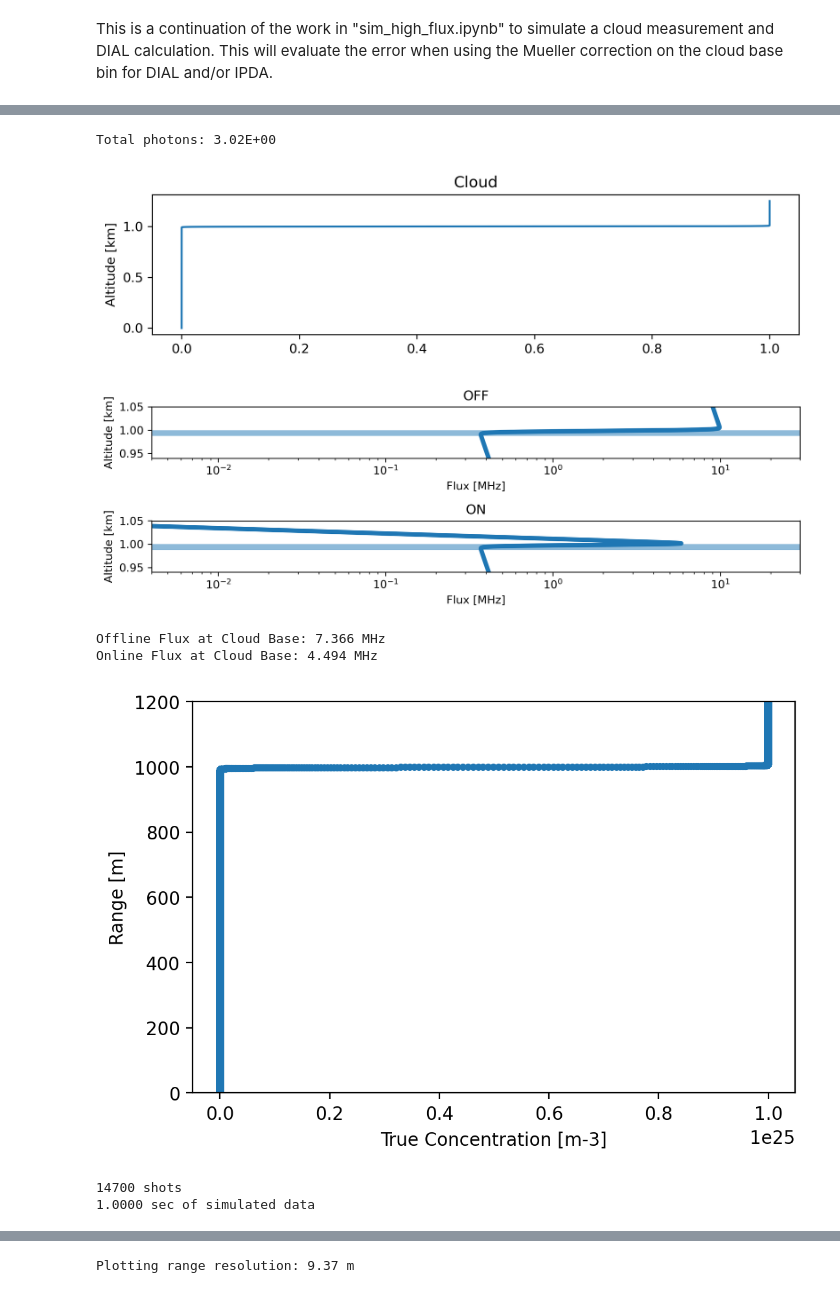
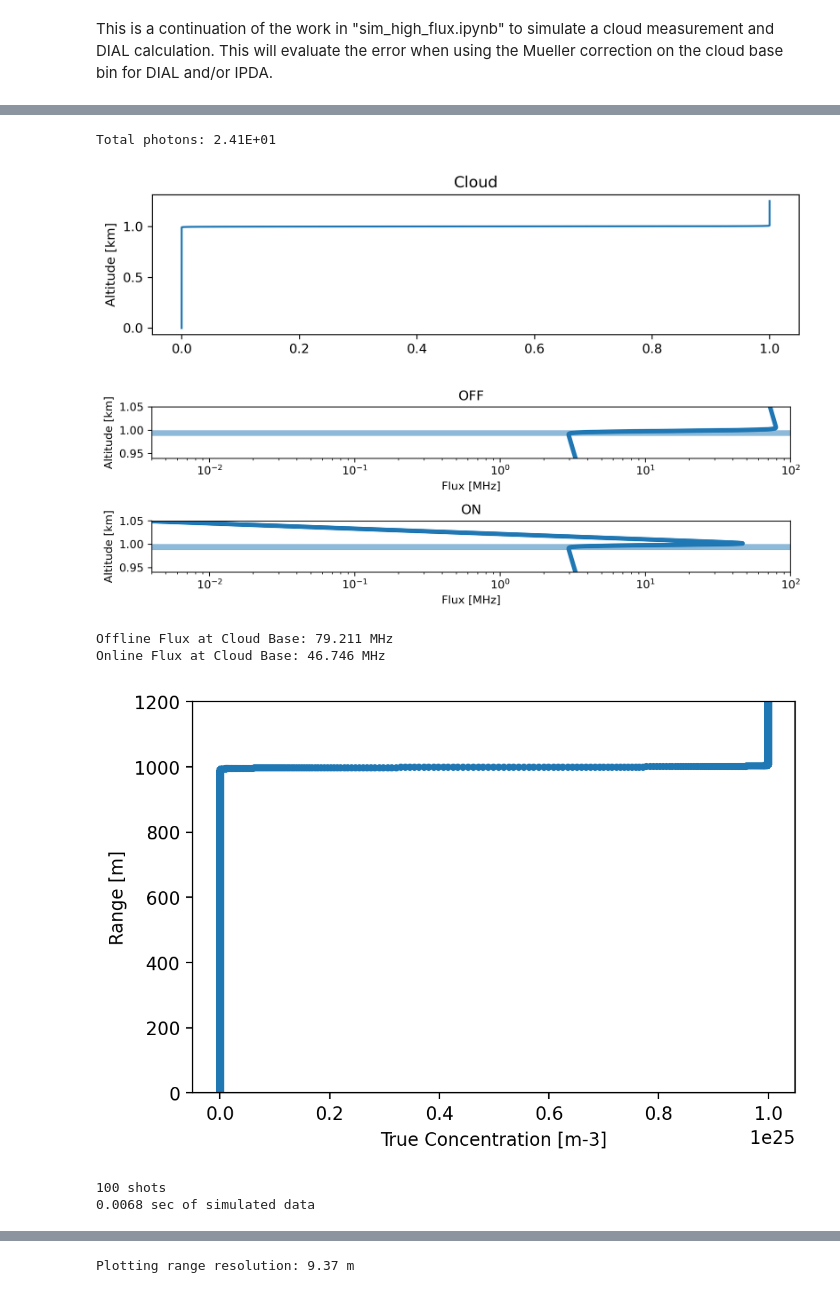
Before and after one commit to gkirchhoff32/Cloud-Measurements, a Jupyter notebook: sim_cloud_DIAL_v2.ipynb, the cells around one changed output, grey strips where cells are left out. Saved outputs shown, nothing was run; the diff lists cells and outputs as text; code cells hidden in the pictures.

```diff
--- a/sim_cloud_DIAL_v2.ipynb
+++ b/sim_cloud_DIAL_v2.ipynb
@@ -76,7 +76,7 @@ d = 1.8  # [in] inner diameter of telescope
 dt_TCSPC = 250e-12  # [s] native resolution of TCSPC
 
 # Laser specs
-P_L = 35e-3  # [W] average laser power
+P_L = 35e-3 * 8  # [W] average laser power
 dt_L = 700e-12  # [s] laser pulse FWHM
 f_L = 14.7e3  # [Hz] rep rate
 
@@ -147,7 +147,7 @@ N_mol_tot = np.sum(N_mol)
 
 print('Total photons: {:.2E}'.format(N_mol_tot))
 # %% [output]
-Total photons: 3.02E+00
+Total photons: 2.41E+01
 # %%
 # Add cloud to signal
 
@@ -180,36 +180,36 @@ photon_rate_on, N_com_on, _ = gen_cloud(alt, plat_height, cloud_bot, cloud_top,
 fig = plt.figure(figsize=(9, 2), dpi=300)
 ax = fig.add_subplot(111)
 ax.plot(cloud, alt/1e3)
 ax.set_ylabel('Altitude [km]')
 ax.set_title('Cloud')
 plt.show()
 
 fig = plt.figure(figsize=(9, 3), dpi=300)
 ax1 = fig.add_subplot(211)
 ax1.plot(photon_rate_off/1e6, R/1e3, '-', linewidth=4)
 ax1.set_title('OFF')
 ax1.set_ylabel('Altitude [km]')
 ax1.set_xlabel('Flux [MHz]')
 # ax1.set_title('Cloud Edge Backscatter')
-ax1.set_xlim([4e-3, 3e1])
+ax1.set_xlim([4e-3, 1e2])
 ax1.set_ylim([0.94, 1.05])
 ax1.fill_between([4e-3, 3e3], 0.9875, 1.00, alpha=0.5)
 ax1.set_xscale('log')
 ax1 = fig.add_subplot(212)
 ax1.plot(photon_rate_on/1e6, R/1e3, '-', linewidth=4)
 ax1.set_title('ON')
 ax1.set_ylabel('Altitude [km]')
 ax1.set_xlabel('Flux [MHz]')
 # ax1.set_title('Cloud Edge Backscatter')
-ax1.set_xlim([4e-3, 3e1])
+ax1.set_xlim([4e-3, 1e2])
 ax1.set_ylim([0.94, 1.05])
 ax1.fill_between([4e-3, 3e3], 0.9875, 1.00, alpha=0.5)
 ax1.set_xscale('log')
 plt.tight_layout()
 plt.show()
 # %% [output]
 [figure]
-[figure, old version]
+[figure, new version]
 # %%
 # tau_aim = 1  # Aiming for optical depth value of 1
 phi_off = photon_rate_off  # [Hz] offline flux
@@ -231,16 +231,20 @@ ax.set_ylim([0, 1200])
 # ax.set_xlim([-100, 1.5e20])
 plt.show()
 # %% [output]
-Offline Flux at Cloud Base: 7.366 MHz
-Online Flux at Cloud Base: 4.494 MHz
+Offline Flux at Cloud Base: 79.211 MHz
+Online Flux at Cloud Base: 46.746 MHz
 [figure]
 # %%
-Nshot = 14700 * 1
+sim_num = 1
+
+# Nshot = 14700 * 1
+Nshot = 100
 print('{} shots'.format(Nshot))
 print('{:.4f} sec of simulated data'.format(Nshot/f_L))
 
 shift_bot = 950  # [m] what altitude to shift simulation axis to not plot anything below
 shift_top = 1050  # [m] top as well
+window_bnd = [shift_bot, shift_top]  # [m]
 idx_bot_shift = np.argmin(np.abs(alt-shift_bot))
 idx_top_shift = np.argmin(np.abs(alt-shift_top))
 photon_rate_off_shift = photon_rate_off[idx_bot_shift:idx_top_shift]
@@ -253,8 +257,8 @@ sim_time -= np.min(sim_time)
 
 t_res = dalt / c * 2  # [s]
 # %% [output]
-14700 shots
-1.0000 sec of simulated data
+100 shots
+0.0068 sec of simulated data
 # %%
 ##### GENERATE SIMULATED DATA #####
 
```
Also changed, not shown: parts of 6 cells of this notebook, 3 other files.
